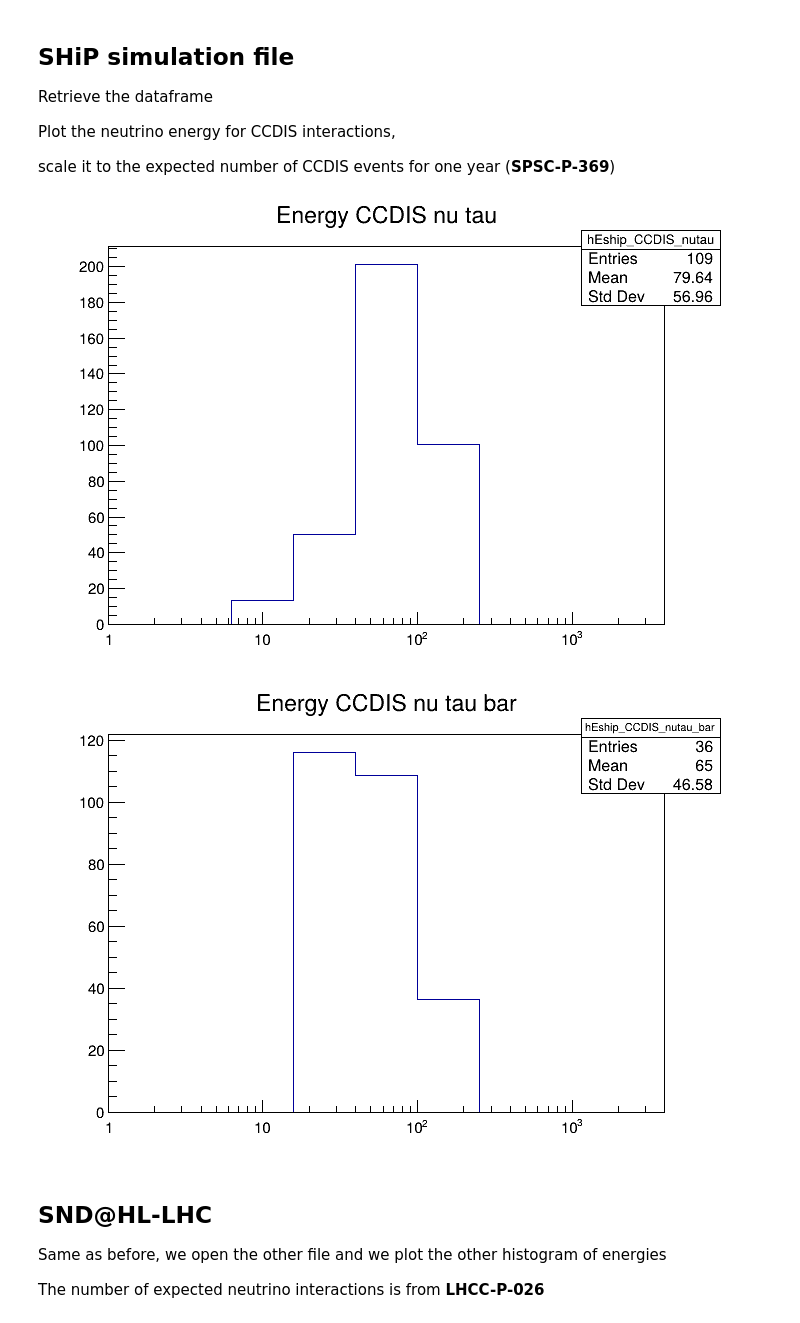
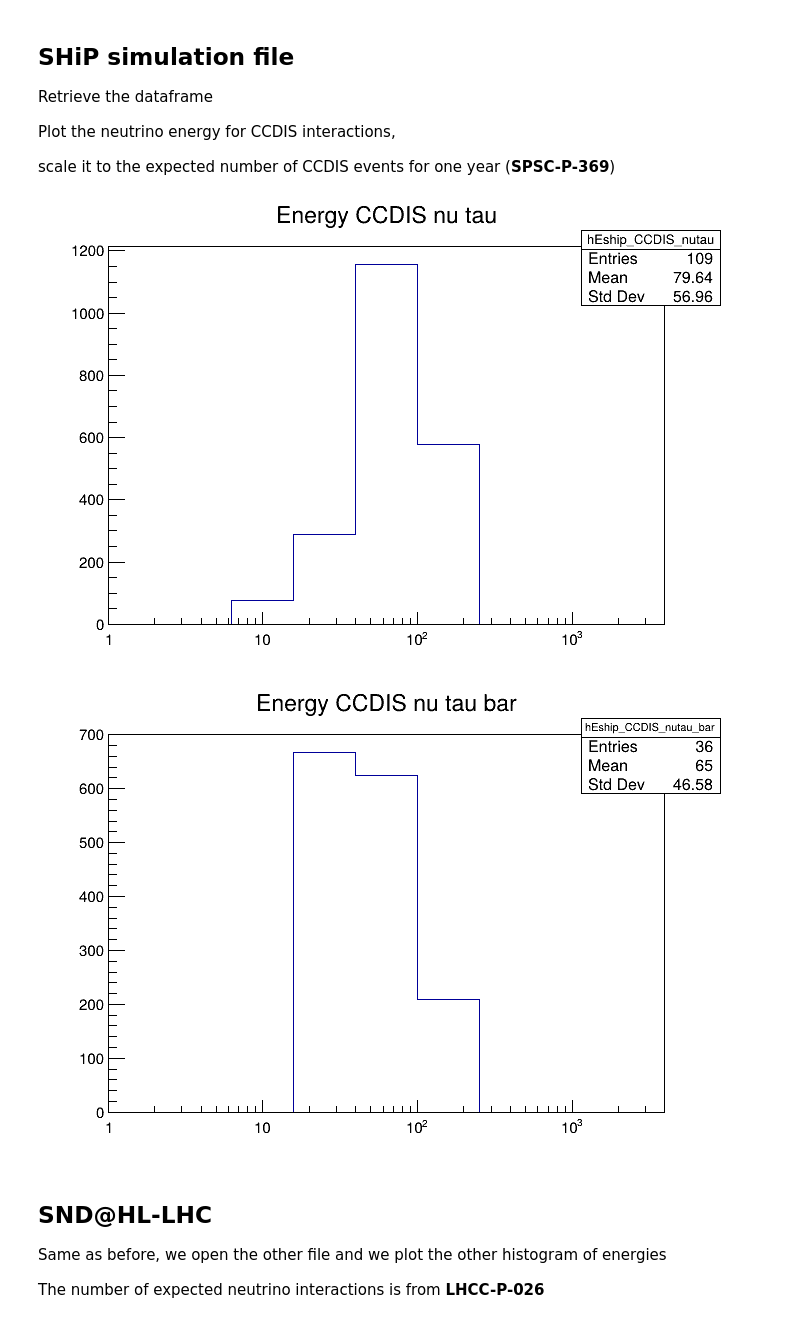
Before and after one commit to antonioiuliano2/macros-ship, a Jupyter notebook: nu_ship_simulations/SumCCCrossSections-nutau.ipynb, the cells around one changed output. Drawn from its saved outputs; the diff is of its cells as text; code cells hidden in the pictures.

Commit message:
updating nutau without BR

```diff
--- a/nu_ship_simulations/SumCCCrossSections-nutau.ipynb
+++ b/nu_ship_simulations/SumCCCrossSections-nutau.ipynb
@@ -8,6 +8,7 @@ import ROOT as r
 %jsroot off
 # %%
 BRTau2Mu = 0.174 #Branching Ratio tau lepton into muon decay
+includeBRTau2Mu = False #include the Branching ratio to muons in the tau contribution
 # %% [markdown]
 ## SHiP simulation file
 
@@ -57,23 +58,31 @@ dfship_nutau_bar = dfship.Filter("neu==-16");
 dfship_nutau_bar_W = dfship_nutau_bar.Filter("tgt==1000741840");
 hEship_CCDIS_nutau_bar = dfship_nutau_bar_W.Filter("cc&&dis").Histo1D(("hEship_CCDIS_nutau_bar","Energy CCDIS nu tau bar",nbinsE,Ebin_borders_c),"Ev")
 # %%
-n_nutau_CCDIS_ship = 2.1e+3 * BRTau2Mu #one year of data taking in the Si/W target, end of Run 4
+n_nutau_CCDIS_ship = 2.1e+3 #one year of data taking in the Si/W target, end of Run 4
+
+if includeBRTau2Mu:
+    n_nutau_CCDIS_ship = n_nutau_CCDIS_ship * BRTau2Mu
+
 cE_CCDIS_nutau = r.TCanvas()
 hEship_CCDIS_nutau.Scale(n_nutau_CCDIS_ship/hEship_CCDIS_nutau.Integral())
 hEship_CCDIS_nutau.Draw("histo")
 cE_CCDIS_nutau.SetLogx()
 cE_CCDIS_nutau.Draw()
 # %% [output]
-[figure, old version]
+[figure, new version]
 # %%
-n_nutau_bar_CCDIS_ship = 1.5e+3 * BRTau2Mu#one year of data taking in the Si/W target, end of Run 4
+n_nutau_bar_CCDIS_ship = 1.5e+3 #one year of data taking in the Si/W target, end of Run 4
+
+if includeBRTau2Mu:
+    n_nutau_bar_CCDIS_ship = n_nutau_bar_CCDIS_ship * BRTau2Mu
+
 cE_CCDIS_nutau_bar = r.TCanvas()
 hEship_CCDIS_nutau_bar.Scale(n_nutau_bar_CCDIS_ship/hEship_CCDIS_nutau_bar.Integral())
 hEship_CCDIS_nutau_bar.Draw("histo")
 cE_CCDIS_nutau_bar.SetLogx()
 cE_CCDIS_nutau_bar.Draw()
 # %% [output]
-[figure, old version]
+[figure, new version]
 # %% [markdown]
 ## SND@HL-LHC
 
```
Also changed, not shown: parts of 5 cells of this notebook.
